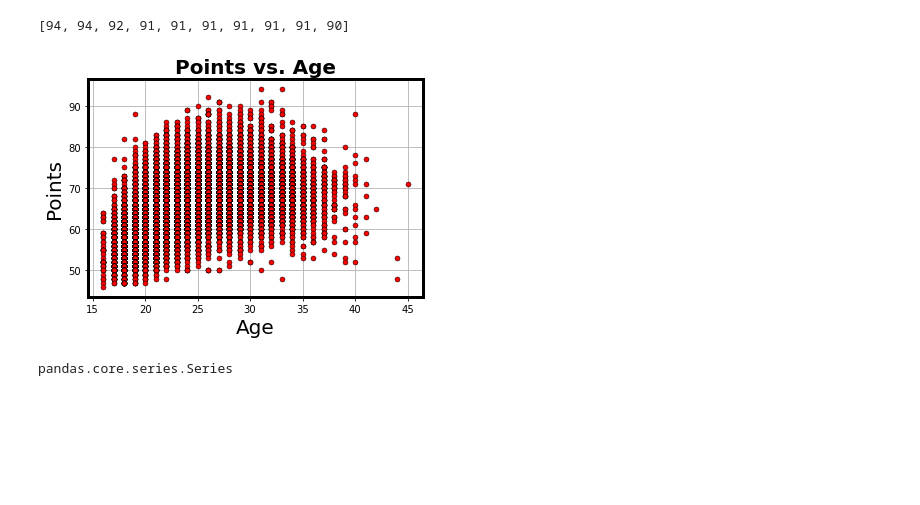
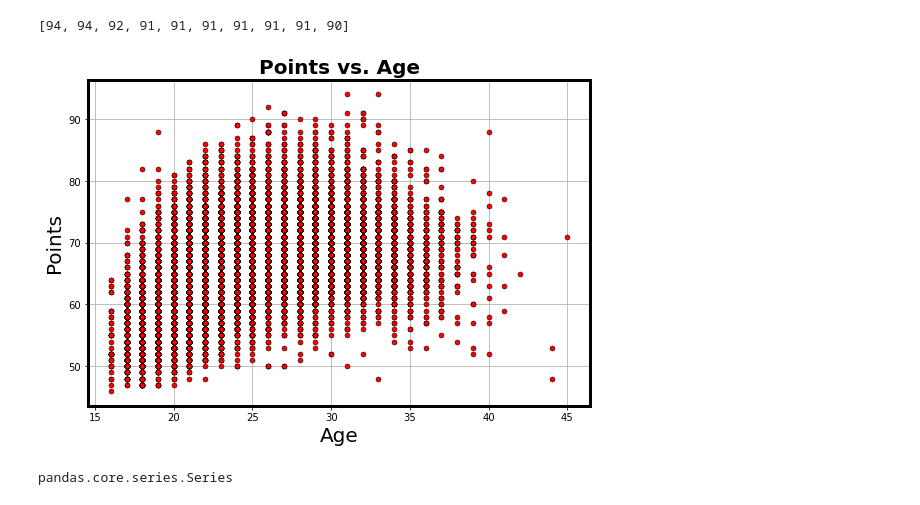
Before and after one commit to souticksaha21/Data_Science_Projects, a Jupyter notebook: FIFA_2019.ipynb, the cells around one changed output. Cells and saved outputs as stored; diff of their text form; code cells hidden in the pictures; blank space fills up the shorter version.

```diff
--- a/FIFA_2019.ipynb
+++ b/FIFA_2019.ipynb
@@ -96,16 +98,17 @@ point_list[0:10]
 # %%
 #Plotting age vs points
 plt.plot(age_list, point_list,'mo', markersize=5, markerfacecolor='r',markeredgewidth=0.5,  markeredgecolor='k')
 plt.xlabel("Age", fontsize=20)
 plt.ylabel("Points", fontsize=20)
 plt.title("Points vs. Age", fontsize=20, fontweight='bold')
+plt.gcf().set_size_inches(9, 6)
 ax = plt.gca()
 for axis in ['top','bottom','left','right']:
   ax.spines[axis].set_linewidth(3)
 plt.grid()
 plt.show()
 # %% [output]
-[figure, old version]
+[figure, new version]
 # %%
 #Seems like there is not much correlation between points and age. But to make the trends clearer we can plot
 #Average point and standard deviation for each age by group by function
```
Also changed, not shown: parts of 27 cells of this notebook.
